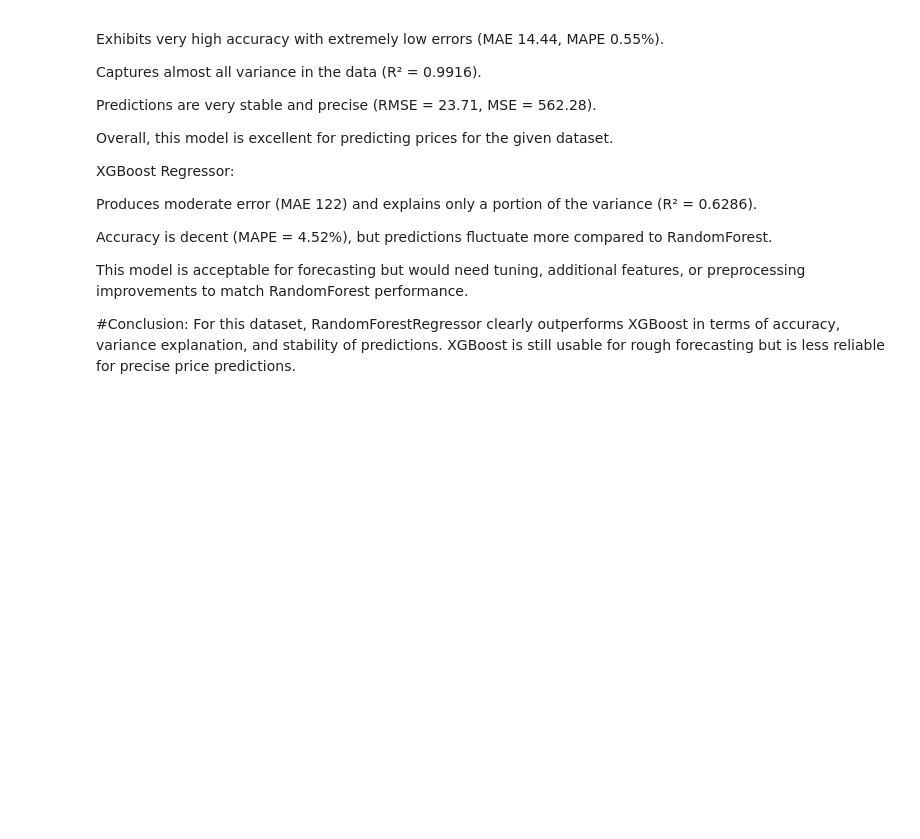
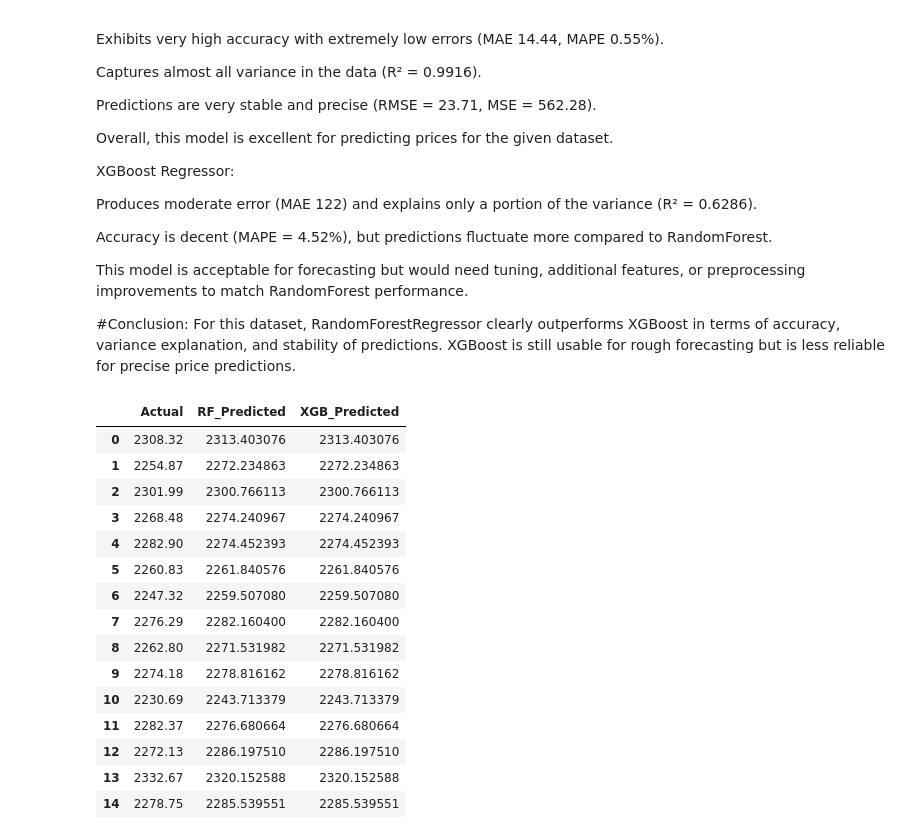
Before and after one commit to abhaydubey200/Second_Project-_Price_prediction_model, a Jupyter notebook: Price_prediction_model.ipynb, the cells around one changed output. Cells and saved outputs as stored; diff of their text form; code cells hidden in the pictures; blank space fills up the shorter version.

```diff
--- a/Price_prediction_model.ipynb
+++ b/Price_prediction_model.ipynb
@@ -561,19 +561,21 @@ month_map = {
 }
 
 # 1. QS SHEET
-
-df_qs["Month_Num"] = df_qs["Month"].map(month_map)
-df_qs["year_month"] = df_qs["Year"].astype(str) + "-" + df_qs["Month_Num"]
+# Ensure 'Date of Auction' is datetime, then extract Year and Month_Num
+df_qs["Date of Auction"] = pd.to_datetime(df_qs["Date of Auction"], errors="coerce")
+df_qs["Year"] = df_qs["Date of Auction"].dt.year
+df_qs["Month_Num"] = df_qs["Date of Auction"].dt.month
+df_qs["year_month"] = df_qs["Year"].astype(str) + "-" + df_qs["Month_Num"].astype(str).str.zfill(2)
 print("\n ---QS Sheet After Transformation")
 print(df_qs.head())
 print("\n")
 
-# 2. LP SHEET (NO YEAR → FIX)
-
+# 2. LP SHEET
+# Ensure 'Date of Auction' is datetime, then extract Year and Month_Num
 df_lp["Date of Auction"] = pd.to_datetime(df_lp["Date of Auction"], errors="coerce")
 df_lp["Year"] = df_lp["Date of Auction"].dt.year
-df_lp["Month_Num"] = df_lp["Month"].map(month_map)
-df_lp["year_month"] = df_lp["Year"].astype(str) + "-" + df_lp["Month_Num"]
+df_lp["Month_Num"] = df_lp["Date of Auction"].dt.month
+df_lp["year_month"] = df_lp["Year"].astype(str) + "-" + df_lp["Month_Num"].astype(str).str.zfill(2)
 print("\n ---LP Sheet After Transformation")
 print(df_lp.head())
 print("\n")
@@ -1630,3 +1626,32 @@ This model is acceptable for forecasting but would need tuning, additional featu
 
 #Conclusion:
 For this dataset, RandomForestRegressor clearly outperforms XGBoost in terms of accuracy, variance explanation, and stability of predictions. XGBoost is still usable for rough forecasting but is less reliable for precise price predictions.
+# %%
+# Generate predictions for both models
+pred_rf = model.predict(X_test)
+pred_xgb = xgb_model.predict(X_test)
+
+comparison = pd.DataFrame({
+    "Actual": y_test.values,
+    "RF_Predicted": pred_rf,
+    "XGB_Predicted": pred_xgb
+})
+
+comparison.head(15)
+# %% [output]
+|  | Actual | RF_Predicted | XGB_Predicted |
+| 0 | 2308.32 | 2313.403076 | 2313.403076 |
+| 1 | 2254.87 | 2272.234863 | 2272.234863 |
+| 2 | 2301.99 | 2300.766113 | 2300.766113 |
+| 3 | 2268.48 | 2274.240967 | 2274.240967 |
+| 4 | 2282.90 | 2274.452393 | 2274.452393 |
+| 5 | 2260.83 | 2261.840576 | 2261.840576 |
+| 6 | 2247.32 | 2259.507080 | 2259.507080 |
+| 7 | 2276.29 | 2282.160400 | 2282.160400 |
+| 8 | 2262.80 | 2271.531982 | 2271.531982 |
+| 9 | 2274.18 | 2278.816162 | 2278.816162 |
+| 10 | 2230.69 | 2243.713379 | 2243.713379 |
+| 11 | 2282.37 | 2276.680664 | 2276.680664 |
+| 12 | 2272.13 | 2286.197510 | 2286.197510 |
+| 13 | 2332.67 | 2320.152588 | 2320.152588 |
+| 14 | 2278.75 | 2285.539551 | 2285.539551 |
```
Also changed, not shown: parts of 13 cells of this notebook.
